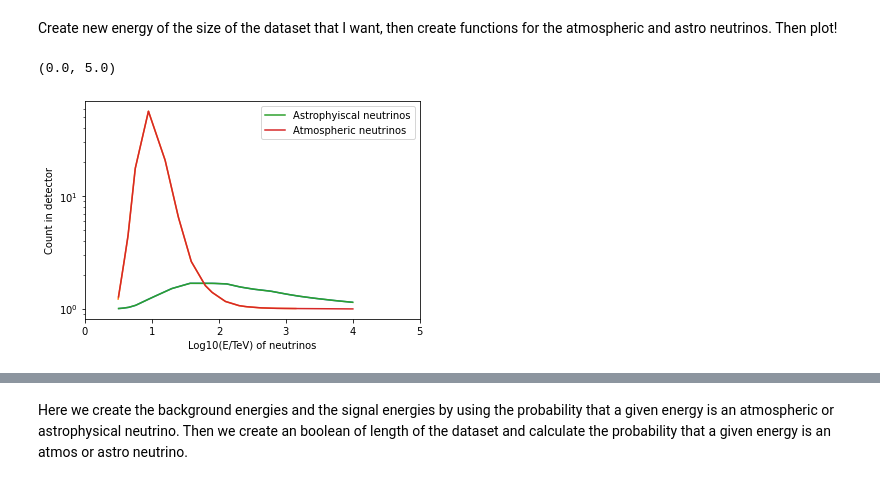
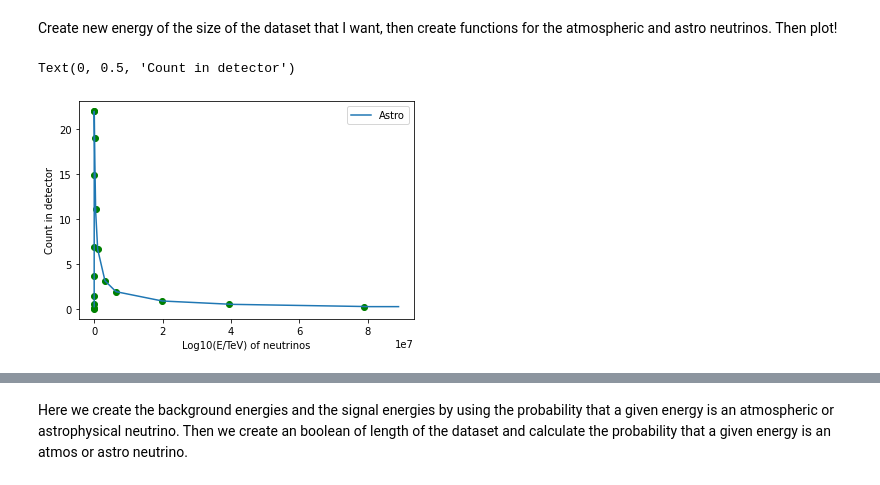
Before and after one commit to katherinemcd/public_icecube_data_analysis, a Jupyter notebook: MC_neutrino_data.ipynb, the cells around one changed output, grey strips where cells are left out. Saved outputs shown, nothing was run; the diff lists cells and outputs as text; code cells hidden in the pictures.

```diff
--- a/MC_neutrino_data.ipynb
+++ b/MC_neutrino_data.ipynb
@@ -13,0 +20,20 @@ atmos_data = np.loadtxt(atmos_filename, delimiter=",")
+# %%
+linespace = np.linspace(107, 2460512,100000)
+f_atmos = scipy.interpolate.interp1d(atmos_data[:, 0], atmos_data[:, 1],bounds_error=False, fill_value="extrapolate")
+f_prompt = scipy.interpolate.interp1d(prompt_data[:, 0], prompt_data[:, 1],bounds_error=False, fill_value="extrapolate")
+
+standin_atmos_flux = f_atmos(atmos_data[:,0])
+standin_prompt_flux = f_prompt(atmos_data[:,0])
+atmos_flux_data = standin_atmos_flux + standin_prompt_flux
+
+
+
+plt.plot(atmos_data[:,0], standin_atmos_flux, label = "Atmospheric neutrinos")
+plt.plot(atmos_data[:,0], standin_prompt_flux, label = "Prompt atmospheric neutrinos")
+plt.plot(astro_data[:,0],astro_data[:,1], label = "Astrophysical Neutrinos")
+plt.yscale('log')
+plt.xscale('log')
+plt.xlabel("Energy (GeV)")
+plt.ylabel("Counts per bin (2000 days)")
+plt.xlim(10e1, 10e8)
+plt.legend()
@@ -14,21 +43,19 @@ atmos_data = np.loadtxt(atmos_filename, delimiter=",")
 # %% [markdown]
 Create new energy of the size of the dataset that I want, then create functions for the atmospheric and astro neutrinos. Then plot!
 # %%
-new_energy = np.linspace(0.5, 4, 100000)
-f_astro = scipy.interpolate.interp1d(astro_data[:, 0], astro_data[:, 1], bounds_error=False, fill_value="extrapolate")
-f_atmos = scipy.interpolate.interp1d(atmos_data[:, 0], atmos_data[:, 1], bounds_error=False, fill_value="extrapolate")
+new_energy = np.linspace(99,88965228,100000)
+f_astro = scipy.interpolate.interp1d(astro_data[:, 0], astro_data[:, 1],bounds_error=False, fill_value=.3)
+f_atmos = scipy.interpolate.interp1d(atmos_data[:, 0], atmos_flux_data,bounds_error=False, fill_value=0)
 
-astro_flux = np.power(10,f_astro(new_energy))
-atmos_flux = np.power(10,f_atmos(new_energy))
+astro_flux = f_astro(new_energy)
+atmos_flux = f_atmos(new_energy)
 
-plt.semilogy(astro_data[:, 0], np.power(10,astro_data[:, 1]))
-plt.semilogy(atmos_data[:, 0], np.power(10,atmos_data[:, 1]))
-plt.semilogy(new_energy, astro_flux,label='Astrophyiscal neutrinos')
-plt.semilogy(new_energy, atmos_flux,label='Atmospheric neutrinos')
+
+plt.plot(new_energy,astro_flux, label = 'Astro')
+plt.scatter(astro_data[:, 0], astro_data[:, 1], color = 'g')
 plt.legend()
 plt.xlabel('Log10(E/TeV) of neutrinos')
 plt.ylabel('Count in detector')
-plt.xlim(0, 5)
 # %% [output]
-(0.0, 5.0)
+Text(0, 0.5, 'Count in detector')
-[figure, old version]
+[figure, new version]
```
Also changed, not shown: parts of 12 cells of this notebook.
